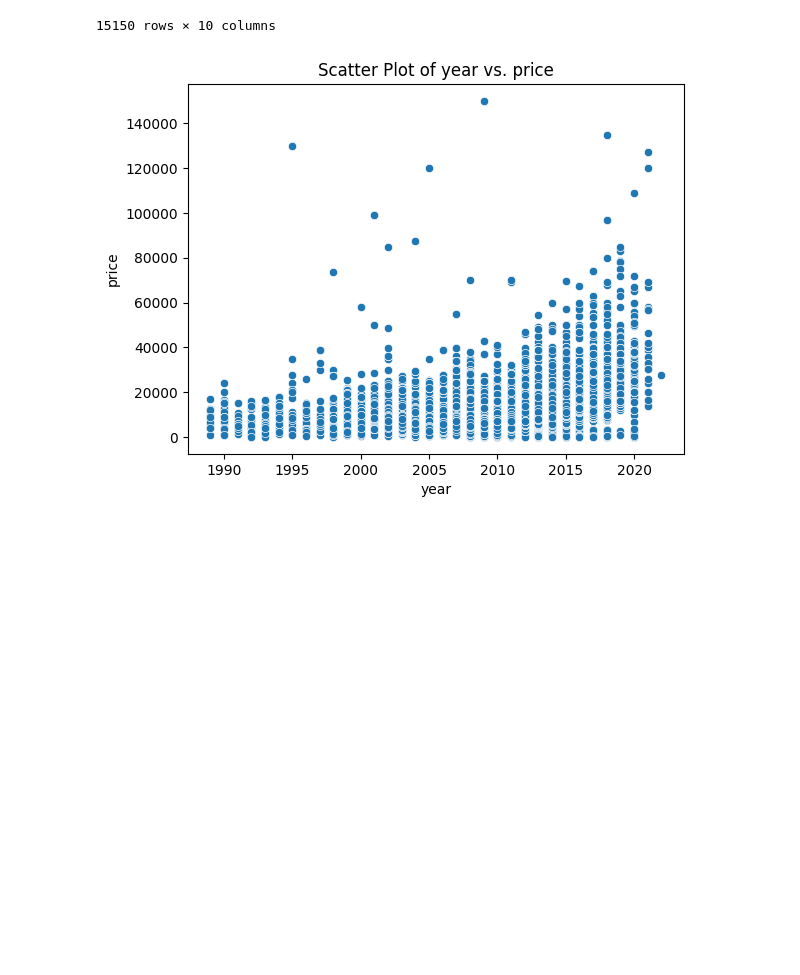
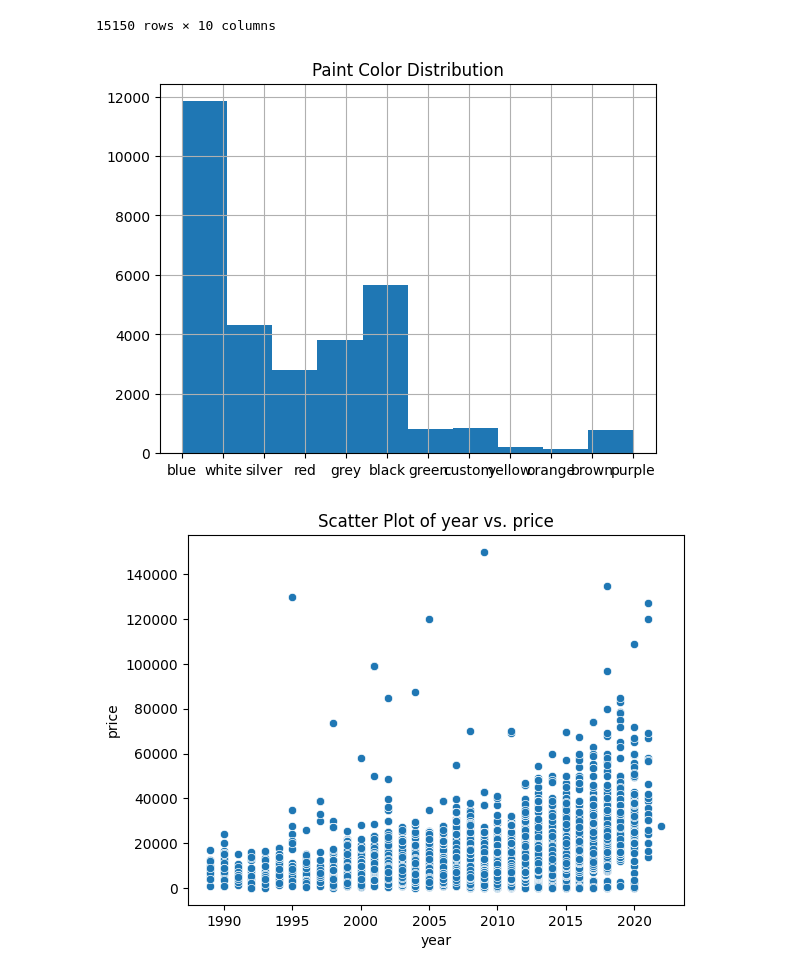
Before and after one commit to sandrayu49/Berkeley_AI_Module11_UsedCar_Price_Analysis, a Jupyter notebook: prompt_II.ipynb, the cells around one changed output. Saved outputs shown, nothing was run; the diff lists cells and outputs as text; code cells hidden in the pictures; blank space fills up the shorter version.

```diff
--- a/prompt_II.ipynb
+++ b/prompt_II.ipynb
@@ -158,6 +158,15 @@ data_cleaned
 | 31232 | 15999 | 2018.0 | 36465.0 | 4.0 | 1.0 | 1.0 | 0.0 | 1.0 | ... |
 | 31233 | 6800 | 1997.0 | 69550.0 | 8.0 | 1.0 | 1.0 | 1.0 | 0.0 | ... |
 15150 rows × 10 columns
+# %%
+import seaborn as sns
+import matplotlib.pyplot as plt
+
+data_trunc['paint_color'].hist()
+plt.title('Paint Color Distribution')
+plt.show()
+# %% [output]
+[figure, added]
 # %%
 def plot_scatter(df: pd.DataFrame, x: str, y: str = 'price'):
   Q1 = df[x].quantile(0.15)
```
Also changed, not shown: parts of 4 cells of this notebook.
